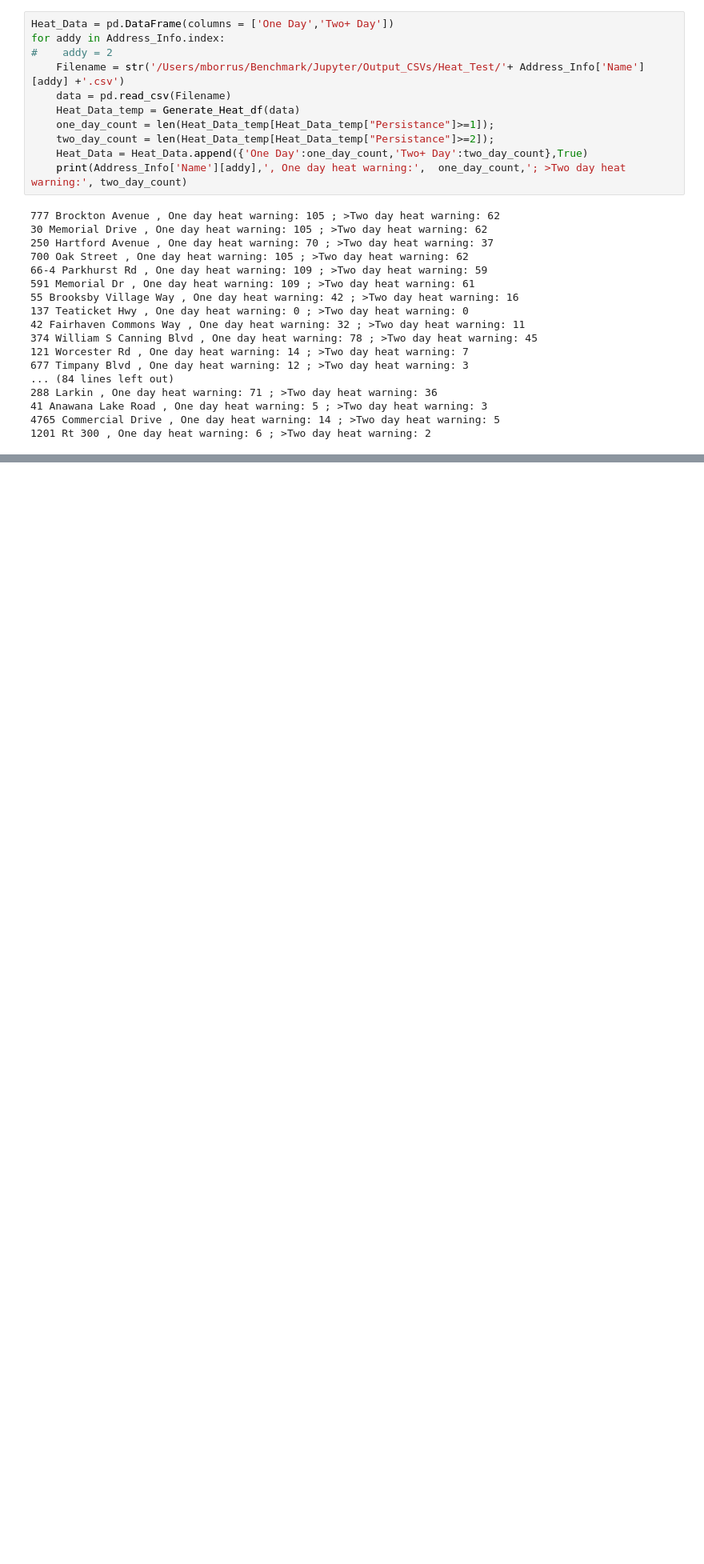
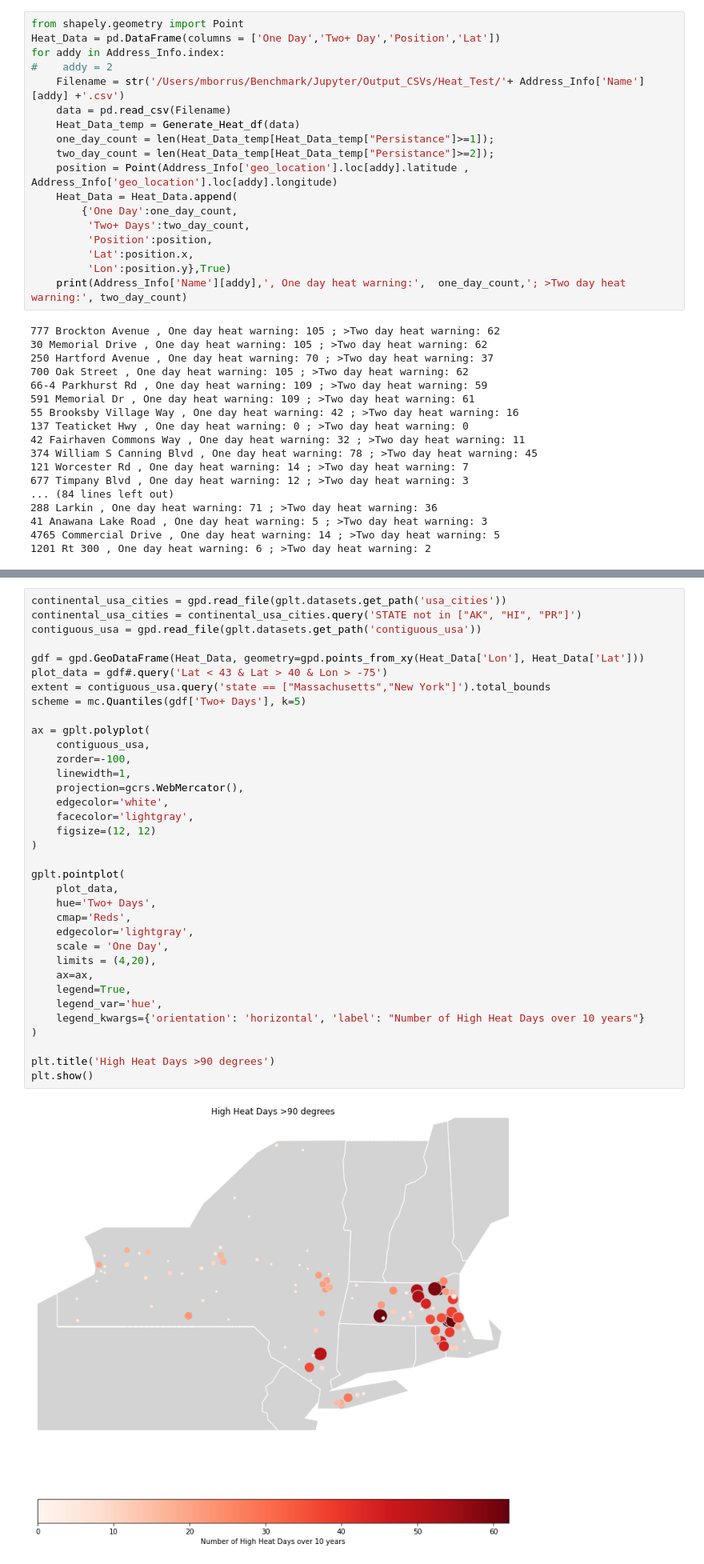
Before and after one commit to mborrus/Insurance_Weather, a Jupyter notebook: Address_to_Weather_Station.ipynb, the cells around one changed output, grey strips where cells are left out. Shown at 80% size. Saved outputs shown, nothing was run; the diff lists cells and outputs as text; blank space fills up the shorter version.

Commit message:
Updated jupyter with plotting

```diff
--- a/Address_to_Weather_Station.ipynb
+++ b/Address_to_Weather_Station.ipynb
@@ -716,7 +713,8 @@ def Generate_Heat_df(data):
     Heat_Data = pd.concat([high_heat_consec,persistance],axis=1)
     return(Heat_Data)
 # %%
-Heat_Data = pd.DataFrame(columns = ['One Day','Two+ Day'])
+from shapely.geometry import Point
+Heat_Data = pd.DataFrame(columns = ['One Day','Two+ Day','Position','Lat'])
 for addy in Address_Info.index:
 #    addy = 2
     Filename = str('/Users/mborrus/Benchmark/Jupyter/Output_CSVs/Heat_Test/'+ Address_Info['Name'][addy] +'.csv')
@@ -724,7 +722,13 @@ for addy in Address_Info.index:
     Heat_Data_temp = Generate_Heat_df(data)
     one_day_count = len(Heat_Data_temp[Heat_Data_temp["Persistance"]>=1]);
     two_day_count = len(Heat_Data_temp[Heat_Data_temp["Persistance"]>=2]);
-    Heat_Data = Heat_Data.append({'One Day':one_day_count,'Two+ Day':two_day_count},True)
+    position = Point(Address_Info['geo_location'].loc[addy].latitude , Address_Info['geo_location'].loc[addy].longitude)
+    Heat_Data = Heat_Data.append(
+        {'One Day':one_day_count,
+         'Two+ Days':two_day_count,
+         'Position':position,
+         'Lat':position.x,
+         'Lon':position.y},True)
     print(Address_Info['Name'][addy],', One day heat warning:',  one_day_count,'; >Two day heat warning:', two_day_count)
 # %% [output]
 777 Brockton Avenue , One day heat warning: 105 ; >Two day heat warning: 62
@@ -774,0 +759,37 @@ ModuleNotFoundError: No module named 'geoplot'
+# %%
+continental_usa_cities = gpd.read_file(gplt.datasets.get_path('usa_cities'))
+continental_usa_cities = continental_usa_cities.query('STATE not in ["AK", "HI", "PR"]')
+contiguous_usa = gpd.read_file(gplt.datasets.get_path('contiguous_usa'))
+
+gdf = gpd.GeoDataFrame(Heat_Data, geometry=gpd.points_from_xy(Heat_Data['Lon'], Heat_Data['Lat']))
+plot_data = gdf#.query('Lat < 43 & Lat > 40 & Lon > -75')
+extent = contiguous_usa.query('state == ["Massachusetts","New York"]').total_bounds
+scheme = mc.Quantiles(gdf['Two+ Days'], k=5)
+
+ax = gplt.polyplot(
+    contiguous_usa,
+    zorder=-100,
+    linewidth=1,
+    projection=gcrs.WebMercator(),
+    edgecolor='white',
+    facecolor='lightgray',
+    figsize=(12, 12)
+)
+
+gplt.pointplot(
+    plot_data,
+    hue='Two+ Days',
+    cmap='Reds',
+    edgecolor='lightgray',
+    scale = 'One Day',
+    limits = (4,20),
+    ax=ax,
+    legend=True,
+    legend_var='hue',
+    legend_kwargs={'orientation': 'horizontal', 'label': "Number of High Heat Days over 10 years"}
+)
+
+plt.title('High Heat Days >90 degrees')
+plt.show()
+# %% [output]
+[figure, added]
```
Also changed, not shown: parts of 7 cells of this notebook.
